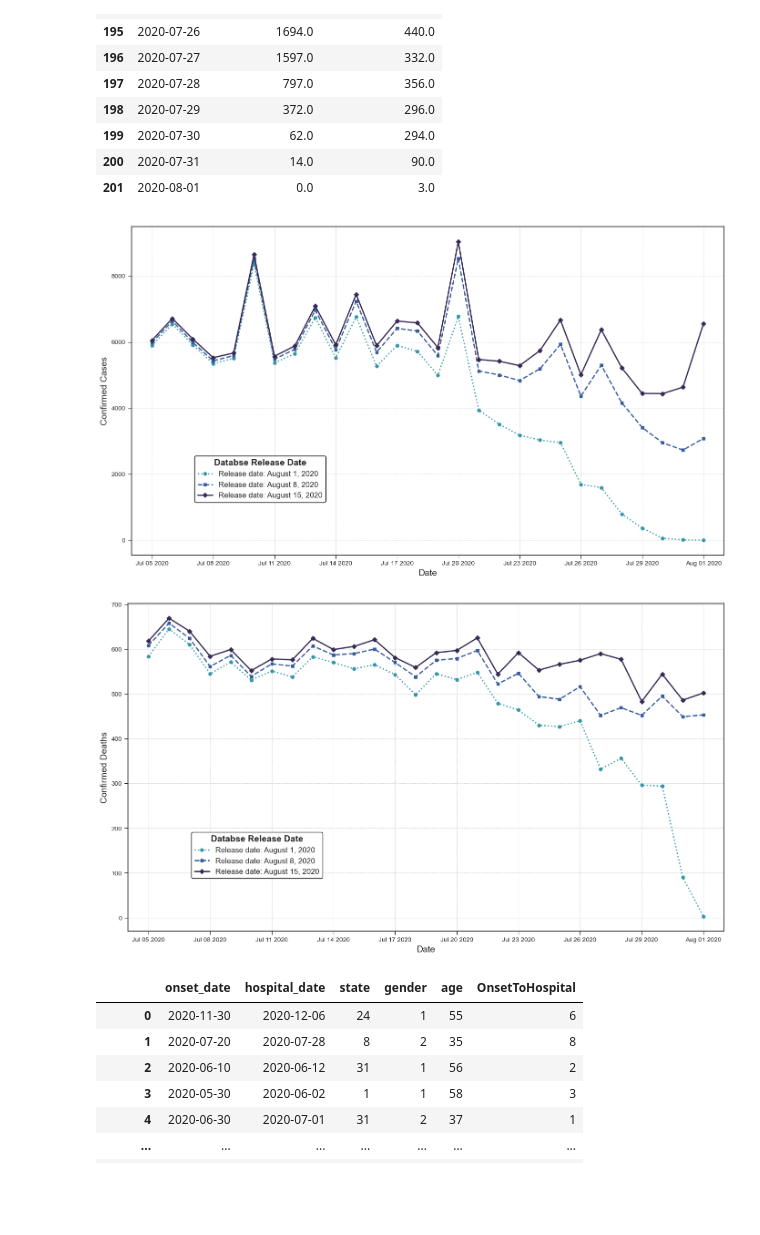
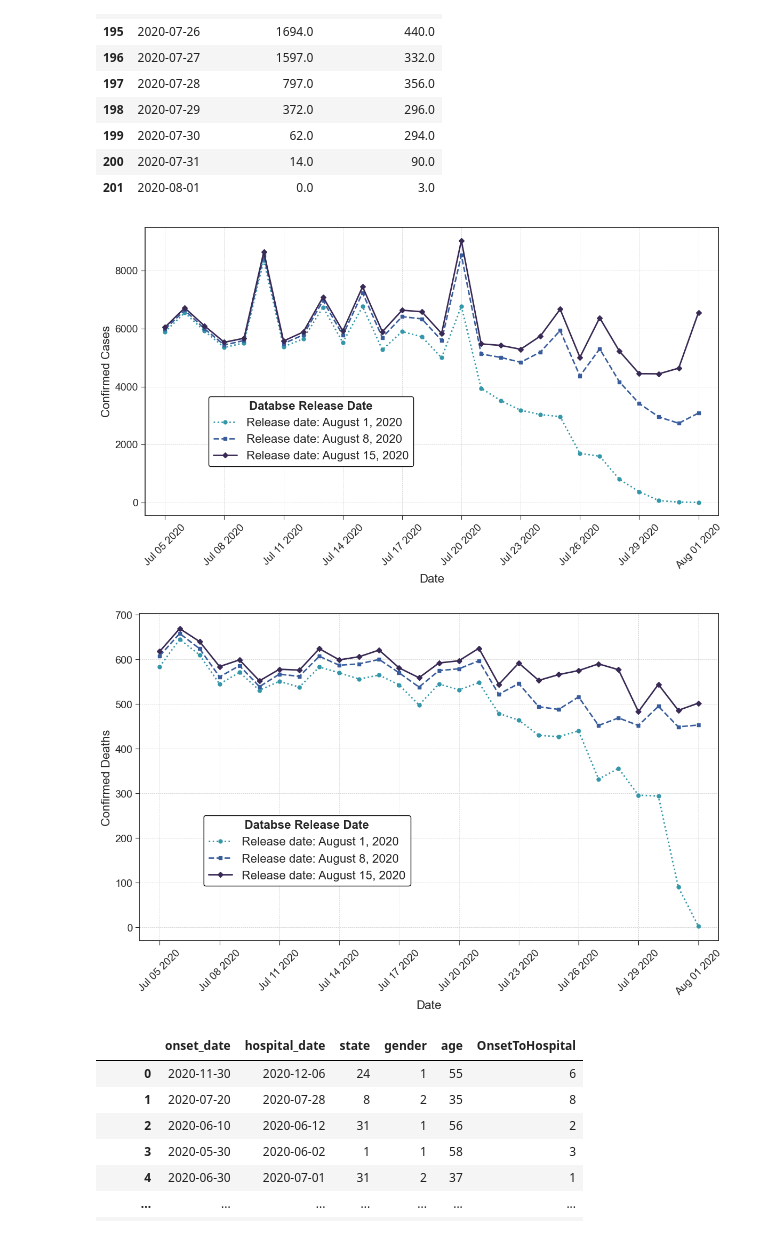
Before and after one commit to rosastreg/Undergrad_AM_Thesis, a Jupyter notebook: Notebooks/2_EDA.ipynb, the cells around one changed output. Drawn from its saved outputs; the diff is of its cells as text; code cells hidden in the pictures; blank space fills up the shorter version.

```diff
--- a/Notebooks/2_EDA.ipynb
+++ b/Notebooks/2_EDA.ipynb
@@ -104,7 +105,7 @@ plot_data_2020_08_08 = national_data_2020_08_08[(national_data_2020_08_08['date'
 plot_data_2020_08_15 = national_data_2020_08_15[(national_data_2020_08_15['date'] >= start_date) & (national_data_2020_08_15['date'] <= end_date)]
 
 # Plotting the filtered data
-plt.figure(figsize=(14, 8))
+plt.figure(figsize=(12, 7))
 plt.plot(plot_data_2020_08_01['date'], plot_data_2020_08_01['confirmed_cases'],
          color=colors[2], marker='o', linestyle='dotted', linewidth=2, markersize=5, label='Release date: August 1, 2020')
 plt.plot(plot_data_2020_08_08['date'], plot_data_2020_08_08['confirmed_cases'],
@@ -118,26 +119,28 @@ plt.gca().xaxis.set_major_locator(mdates.DayLocator(interval=3))
 plt.xlim(start_date-pd.Timedelta(days=1), end_date + pd.Timedelta(days=1))
 
 
-plt.xlabel('Date', fontsize=14)
-plt.ylabel('Confirmed Cases', fontsize=14)
+plt.xlabel('Date', fontsize=16)
+plt.ylabel('Confirmed Cases', fontsize=16)
 #plt.title('Updates to COVID-19 daily reported persist beyond the first week with majority of changes happening up to the second week', fontsize=16)
 plt.grid(visible=True, linestyle='--', linewidth=0.5)
 plt.legend(
     loc='lower left',
     bbox_to_anchor=(0.1, 0.15),
-    fontsize=12,
+    fontsize=16,
     title='Databse Release Date',
-    title_fontproperties={'weight': 'bold', 'size': 14},
+    title_fontproperties={'weight': 'bold', 'size': 16},
     frameon=True,
     fancybox=True,
     framealpha=1,
     edgecolor='black',
     facecolor='white'
 )
+plt.xticks(rotation=45)
+plt.tick_params(axis='both', which='major', labelsize=14)
 plt.tight_layout()
 plt.show()
 # %% [output]
-[figure, old version]
+[figure, new version]
 # %%
 plt.style.use('seaborn-v0_8-ticks')
 colors = sns.color_palette('mako',4)
@@ -152,39 +155,41 @@ plot_data_2020_08_08 = national_data_2020_08_08[(national_data_2020_08_08['date'
 plot_data_2020_08_15 = national_data_2020_08_15[(national_data_2020_08_15['date'] >= start_date) & (national_data_2020_08_15['date'] <= end_date)]
 
 # Plotting the filtered data
-plt.figure(figsize=(14, 8))
+plt.figure(figsize=(12, 7))
 plt.plot(plot_data_2020_08_01['date'], plot_data_2020_08_01['confirmed_deaths'],
          color=colors[2], marker='o', linestyle='dotted', linewidth=2, markersize=5, label='Release date: August 1, 2020')
 plt.plot(plot_data_2020_08_08['date'], plot_data_2020_08_08['confirmed_deaths'],
          color=colors[1], marker='s', linestyle= 'dashed', linewidth=2, markersize=5, label='Release date: August 8, 2020')
 plt.plot(plot_data_2020_08_15['date'], plot_data_2020_08_15['confirmed_deaths'],
          color=colors[0], marker='D', linewidth=2, markersize=5, label='Release date: August 15, 2020')
 
 # Formatting the x-axis to show dates clearly
 plt.gca().xaxis.set_major_formatter(mdates.DateFormatter('%b %d %Y'))
 plt.gca().xaxis.set_major_locator(mdates.DayLocator(interval=3))
 plt.xlim(start_date-pd.Timedelta(days=1), end_date + pd.Timedelta(days=1))
 
-plt.xlabel('Date', fontsize=14)
-plt.ylabel('Confirmed Deaths', fontsize=14)
+plt.xlabel('Date', fontsize=16)
+plt.ylabel('Confirmed Deaths', fontsize=16)
 #plt.title('Majority of changes to COVID-19 death reports occur within the first week of reporting', fontsize=16)
 plt.grid(visible=True, linestyle='--', linewidth=0.5)
 plt.legend(
     loc='lower left',
     bbox_to_anchor=(0.1, 0.15),
-    fontsize=12,
+    fontsize=16,
     title='Databse Release Date',
-    title_fontproperties={'weight': 'bold', 'size': 14},
+    title_fontproperties={'weight': 'bold', 'size': 16},
     frameon=True,
     fancybox=True,
     framealpha=1,
     edgecolor='black',
     facecolor='white'
 )
+plt.tick_params(axis='both', which='major', labelsize=14)
 plt.tight_layout()
+plt.xticks(rotation=45)
 plt.show()
 # %% [output]
-[figure, old version]
+[figure, new version]
 # %%
 onset_to_hospital_df = pd.read_feather('/Users/ro/Desktop/Undergrad_AM_Thesis/Data/onset_to_hospital_df.feather')
 onset_to_hospital_df
```
Also changed, not shown: parts of 25 cells of this notebook, 2 other files.
